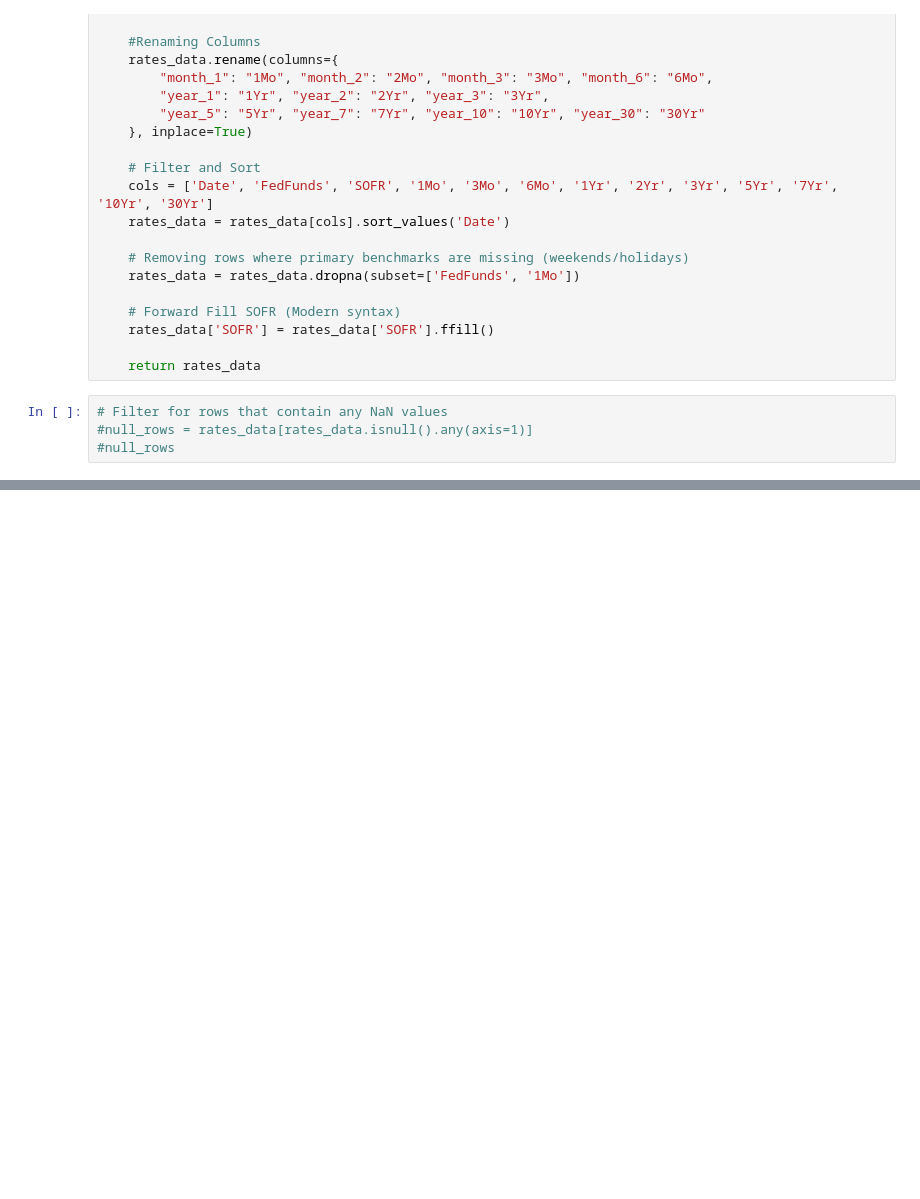
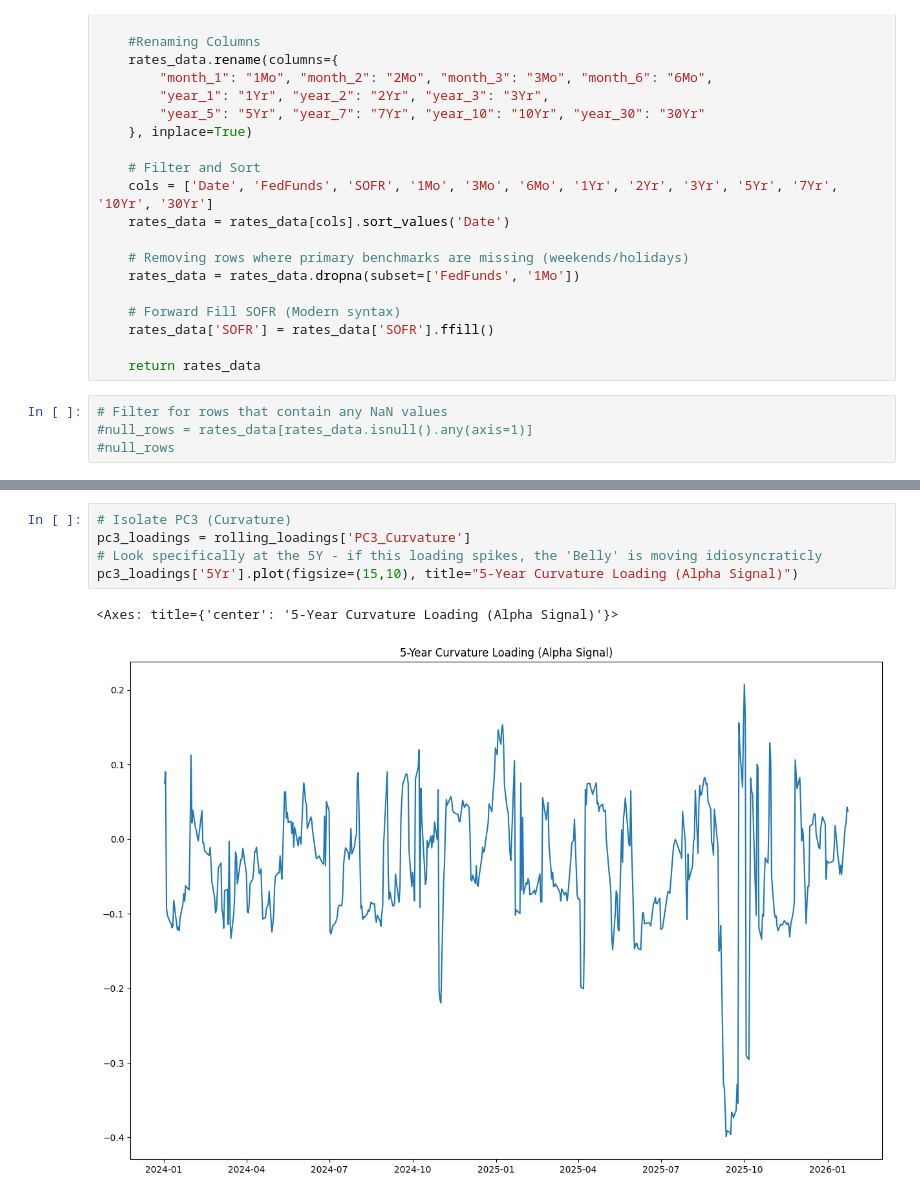
Before and after one commit to danimalav7/Fixed-Income, a Jupyter notebook: Principal Component Analysis.ipynb, the cells around one changed output, grey strips where cells are left out. Drawn from its saved outputs; the diff is of its cells as text; blank space fills up the shorter version.

```diff
--- a/Principal Component Analysis.ipynb
+++ b/Principal Component Analysis.ipynb
@@ -90,0 +164,8 @@ x=pca.components_
+# %%
+# Isolate PC3 (Curvature)
+pc3_loadings = rolling_loadings['PC3_Curvature']
+# Look specifically at the 5Y - if this loading spikes, the 'Belly' is moving idiosyncraticly
+pc3_loadings['5Yr'].plot(figsize=(15,10), title="5-Year Curvature Loading (Alpha Signal)")
+# %% [output]
+<Axes: title={'center': '5-Year Curvature Loading (Alpha Signal)'}>
+[figure, added]
```
Also changed, not shown: parts of 9 cells of this notebook.
